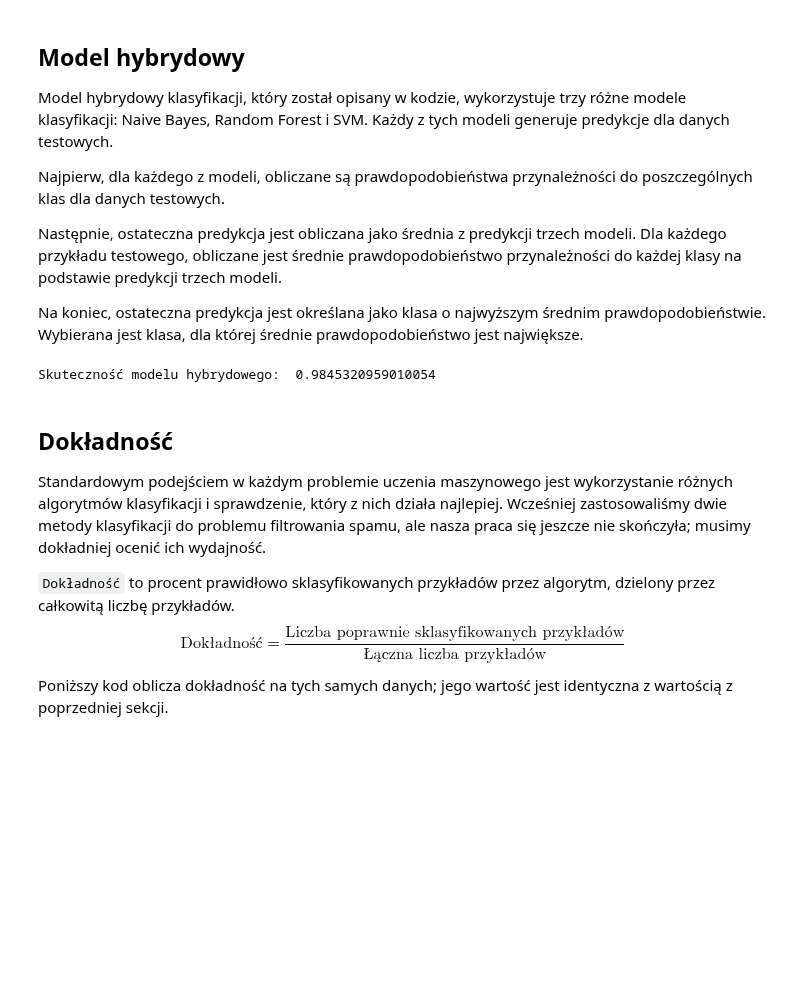
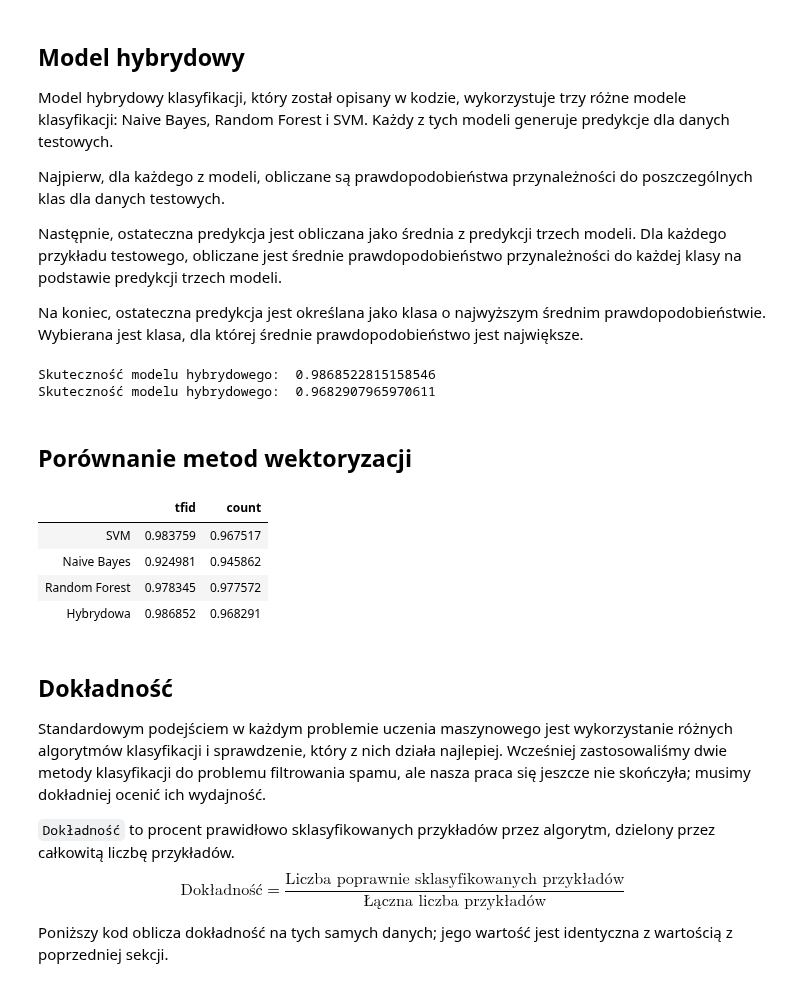
Before and after one commit to patrykzawadzkisggw/mad2, a Jupyter notebook: przyklad.ipynb, the cells around one changed output. Saved outputs shown, nothing was run; the diff lists cells and outputs as text; code cells hidden in the pictures; blank space fills up the shorter version.

Commit message:
Dodanie count vectorizer

```diff
--- a/przyklad.ipynb
+++ b/przyklad.ipynb
@@ -402,6 +417,9 @@ wynik klasyfikacji danych treningowych:  0.9626095925734915
 Następnie sprawdzamy trafność naszej metody do email testowych
 # %%
 # Pobierz wynik klasyfikacji danych testowych.
-nb_classifier.score(test_data_features.toarray(), test_class)
+nb_tfid = nb_classifier.score(test_data_features_tfid.toarray(), test_class)
+nb_count = nb_classifier.score(test_data_features_count.toarray(), test_class)
+print(nb_tfid)
+print(nb_count)
 # %% [output]
 0.9249806651198763
@@ -454,13 +473,16 @@ from sklearn.ensemble import RandomForestClassifier
 randomForestClassifier = RandomForestClassifier()
 
 # Dopasuj klasyfikator do danych treningowych.
-randomForestClassifier.fit(train_data_features.toarray(), train_class)
+randomForestClassifier.fit(train_data_features_tfid.toarray(), train_class)
 
 # Pobierz wynik klasyfikacji danych treningowych.
-print("Wynik klasyfikacji danych treningowych: ", randomForestClassifier.score(train_data_features.toarray(), train_class))
+print("Wynik klasyfikacji danych treningowych: ", randomForestClassifier.score(train_data_features_tfid.toarray(), train_class))
 # %% [output]
 Wynik klasyfikacji danych treningowych:  1.0
 # %%
 # Pobierz wynik klasyfikacji danych testowych.
-randomForestClassifier.score(test_data_features.toarray(), test_class)
+rf_tfid = randomForestClassifier.score(test_data_features_tfid.toarray(), test_class)
+rf_count = randomForestClassifier.score(test_data_features_count.toarray(), test_class)
+print(rf_tfid)
+print(rf_count)
 # %% [output]
@@ -480,19 +503,40 @@ from sklearn.metrics import accuracy_score
 def model_hybrydowy(test_data_features):
     pred1 = nb_classifier.predict_proba(test_data_features.toarray())
     pred2 = randomForestClassifier.predict_proba(test_data_features.toarray())
-    pred3 = svm_classifier.predict_proba(pca.transform(test_data_features.toarray()))
+    pred3 = svm_classifier_tfid.predict_proba(pca.transform(test_data_features.toarray()))
 
     # Oblicz ostateczną predykcję jako średnią z predykcji trzech modeli.
     final_pred = (pred1 + pred2 + pred3) / 3
 
     # Ostateczna predykcja to klasa o najwyższym średnim prawdopodobieństwie.
     return np.argmax(final_pred, axis=1)
-Hybrydowy_final_pred=model_hybrydowy(test_data_features)
+Hybrydowy_final_pred=model_hybrydowy(test_data_features_tfid)
 # Oblicz dokładność hybrydowego modelu.
-hybrydowwy_accuracy=accuracy_score(test_class, Hybrydowy_final_pred)
-print("Skuteczność modelu hybrydowego: ", hybrydowwy_accuracy)
+hybrydowwy_accuracy_tfid=accuracy_score(test_class, Hybrydowy_final_pred)
+print("Skuteczność modelu hybrydowego: ", hybrydowwy_accuracy_tfid)
+Hybrydowy_final_pred2=model_hybrydowy(test_data_features_count)
+# Oblicz dokładność hybrydowego modelu.
+hybrydowwy_accuracy_count=accuracy_score(test_class, Hybrydowy_final_pred2)
+print("Skuteczność modelu hybrydowego: ", hybrydowwy_accuracy_count)
 # %% [output]
-Skuteczność modelu hybrydowego:  0.9845320959010054
+Skuteczność modelu hybrydowego:  0.9868522815158546
+Skuteczność modelu hybrydowego:  0.9682907965970611
+# %% [markdown]
+## Porównanie metod wektoryzacji
+# %%
+wyniki = {
+'':['SVM','Naive Bayes','Random Forest','Hybrydowa'],
+'tfid':[svm_tfid,nb_tfid,rf_tfid,hybrydowwy_accuracy_tfid],
+'count':[svm_count,nb_count,rf_count,hybrydowwy_accuracy_count],
+}
+
+display(pd.DataFrame(wyniki).style.hide())
+# %% [output]
+|  | tfid | count |
+| SVM | 0.983759 | 0.967517 |
+| Naive Bayes | 0.924981 | 0.945862 |
+| Random Forest | 0.978345 | 0.977572 |
+| Hybrydowa | 0.986852 | 0.968291 |
 # %% [markdown]
 ## Dokładność
 
```
Also changed, not shown: parts of 13 cells of this notebook.
